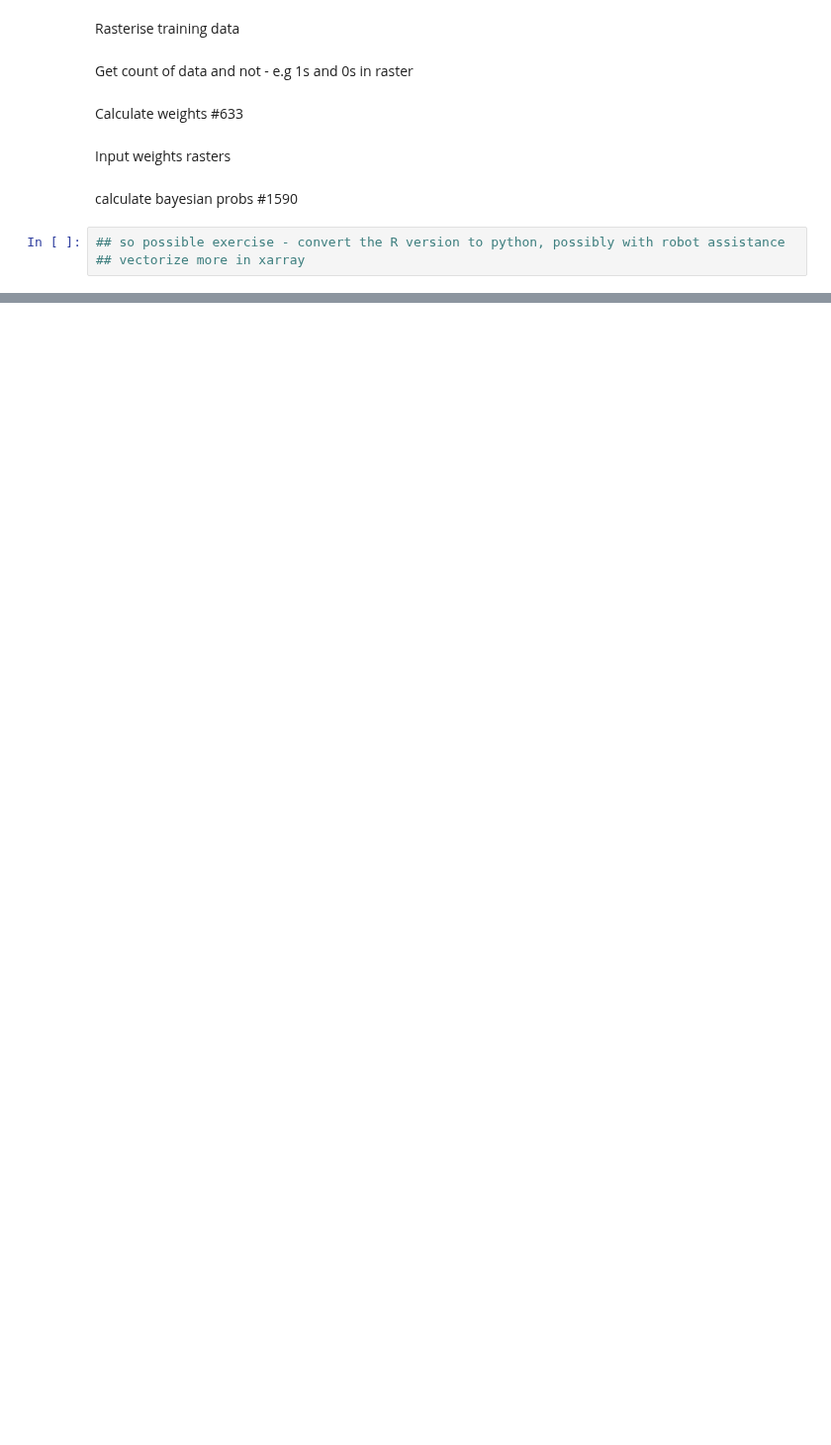
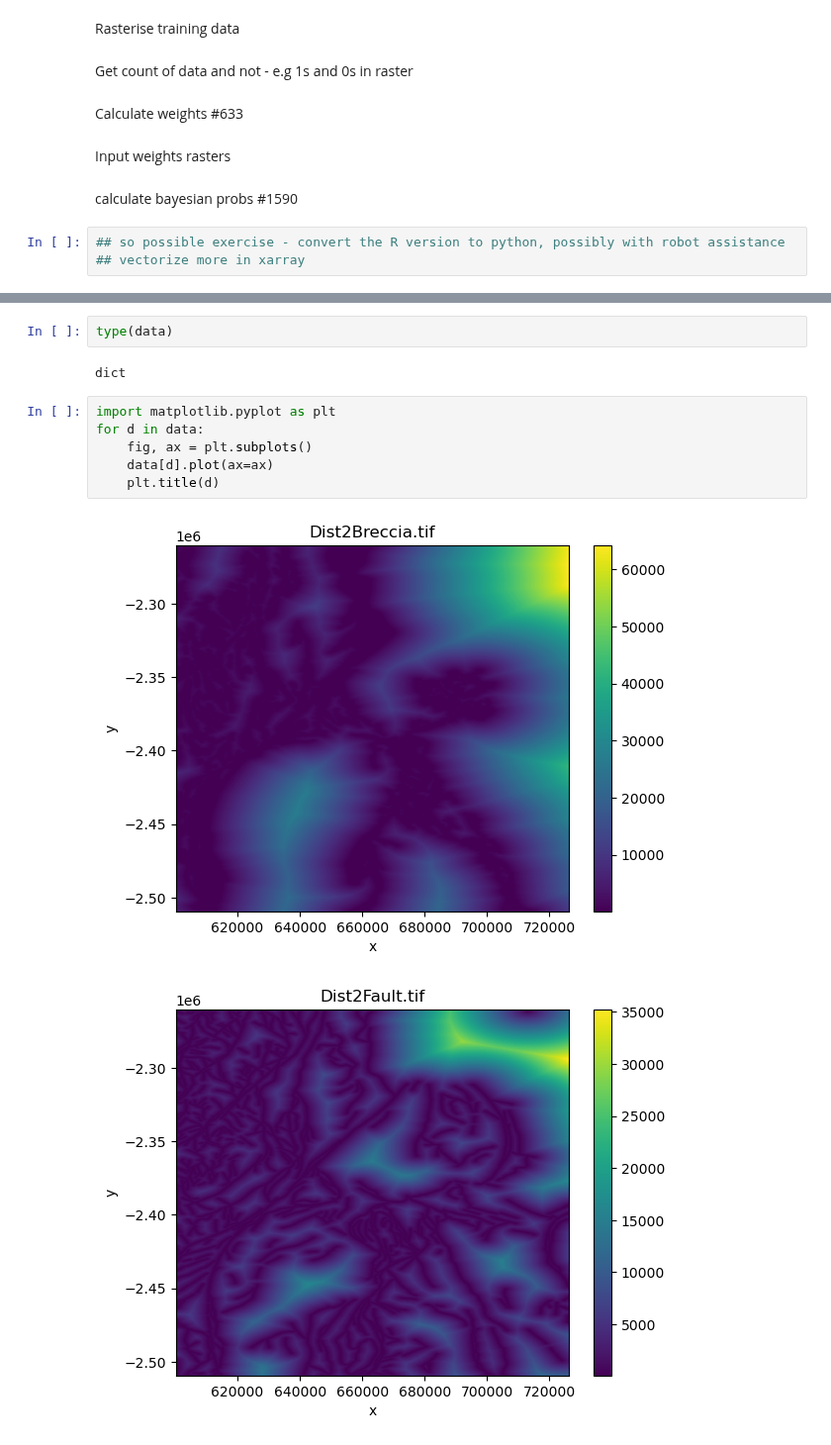
Before and after one commit to RichardScottOZ/Simple-Weights-of-Evidence, a Jupyter notebook: WoE-Test.ipynb, the cells around one changed output, grey strips where cells are left out. Shown at 99% size. Cells and saved outputs as stored; diff of their text form; blank space fills up the shorter version.

```diff
--- a/WoE-Test.ipynb
+++ b/WoE-Test.ipynb
@@ -102,0 +92,13 @@ NameError: name 'plt' is not defined
+# %%
+type(data)
+# %% [output]
+dict
+# %%
+import matplotlib.pyplot as plt
+for d in data:
+    fig, ax = plt.subplots()
+    data[d].plot(ax=ax)
+    plt.title(d)
+# %% [output]
+[figure, added]
+[figure, added]
```
Also changed, not shown: parts of 10 cells of this notebook.
